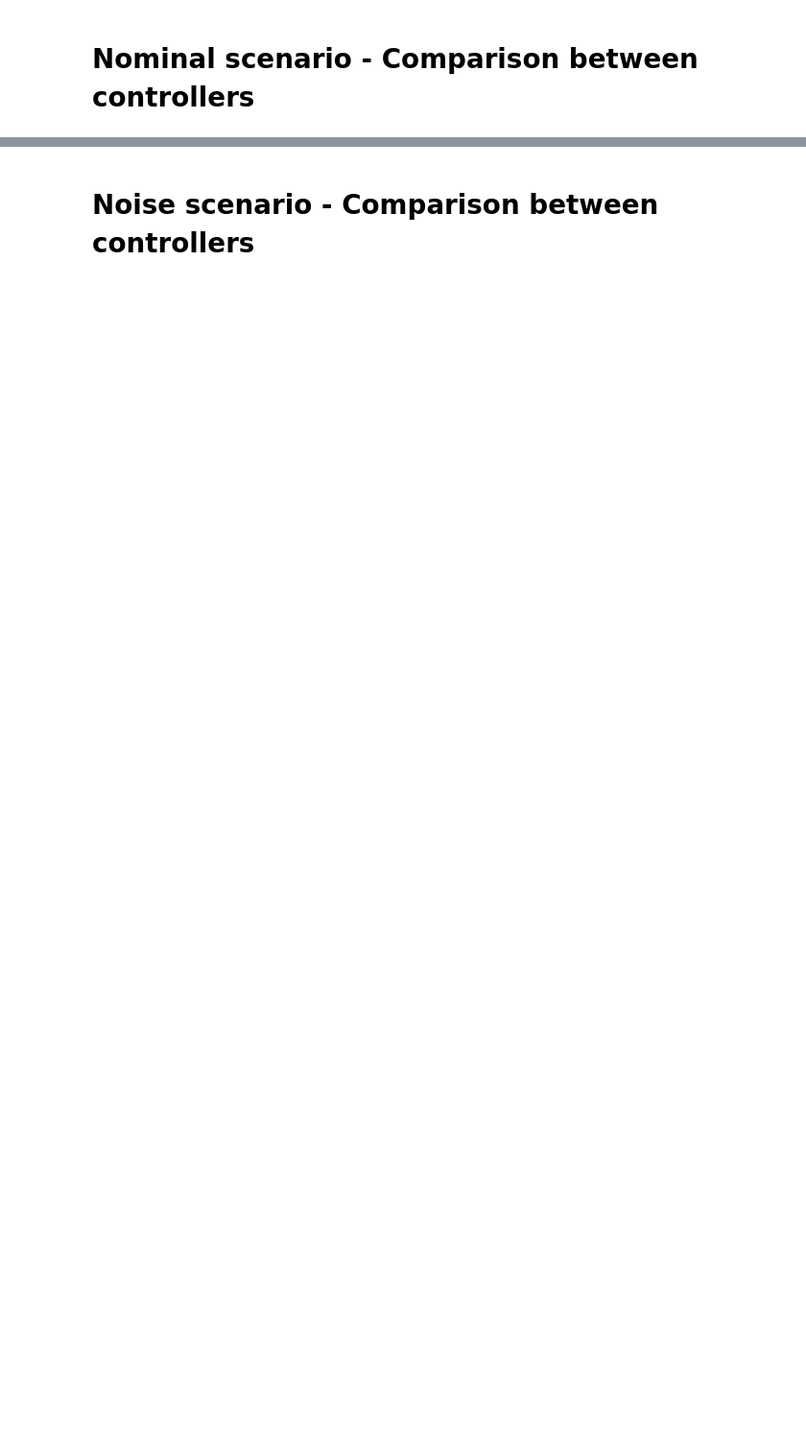
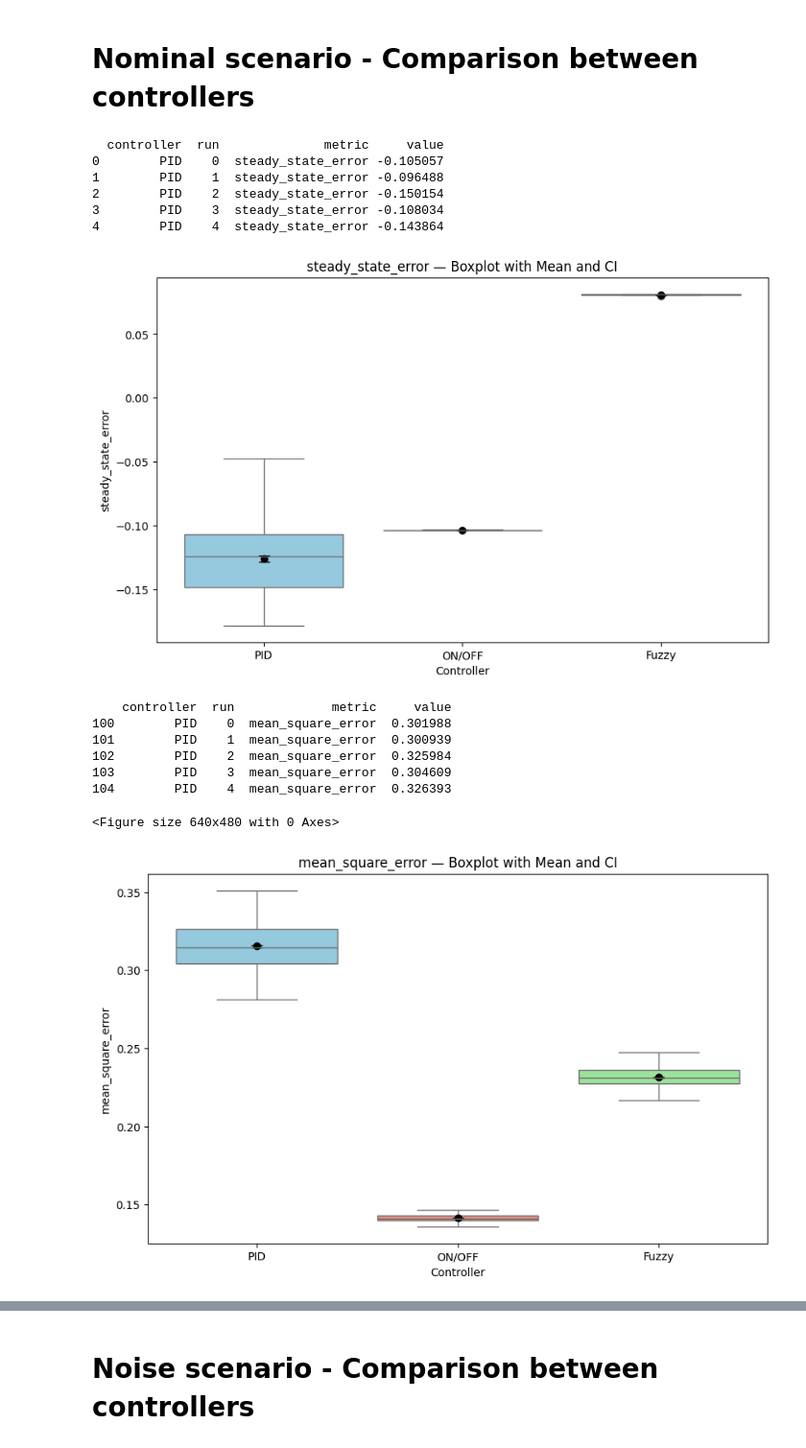
Before and after one commit to chiamara02/simulation_project, a Jupyter notebook: evaluation/metrics_plot.ipynb, the cells around one changed output, grey strips where cells are left out. Shown: that part at 96% size. Drawn from its saved outputs; the diff is of its cells as text; code cells hidden in the pictures; blank space fills up the shorter version.

```diff
--- a/evaluation/metrics_plot.ipynb
+++ b/evaluation/metrics_plot.ipynb
@@ -33,7 +33,7 @@ results = pd.concat([results_pid, results_onoff, results_fuzzy])
 palette = {'PID': 'skyblue', 'ON/OFF': 'salmon', 'Fuzzy': 'lightgreen'}
 # %%
 
-def boxplot_of_metrics(results, summary_stats, palette):
+def boxplot_of_metrics(results, summary_stats, palette, scenario="nominal"):
     """
     Draws boxplots for each metric in the results DataFrame,
     overlaying mean and confidence intervals from summary_stats.
@@ -74,5 +74,22 @@ def boxplot_of_metrics(results, summary_stats, palette):
         plt.xlabel("Controller")
         plt.ylabel(metric)
         plt.show()
+        plt.savefig(f"plots/metrics_comparison/{metric}_{scenario}.png")
 # %%
-boxplot_of_metrics(results, summary_stats, palette)
+boxplot_of_metrics(results, summary_stats, palette, "nominal")
+# %% [output]
+  controller  run              metric     value
+0        PID    0  steady_state_error -0.105057
+1        PID    1  steady_state_error -0.096488
+2        PID    2  steady_state_error -0.150154
+3        PID    3  steady_state_error -0.108034
+4        PID    4  steady_state_error -0.143864
+[figure, added]
+    controller  run             metric     value
+100        PID    0  mean_square_error  0.301988
+101        PID    1  mean_square_error  0.300939
+102        PID    2  mean_square_error  0.325984
+103        PID    3  mean_square_error  0.304609
+104        PID    4  mean_square_error  0.326393
+<Figure size 640x480 with 0 Axes>
+[figure, added]
```
Also changed, not shown: parts of 3 cells of this notebook, 3 other files.
